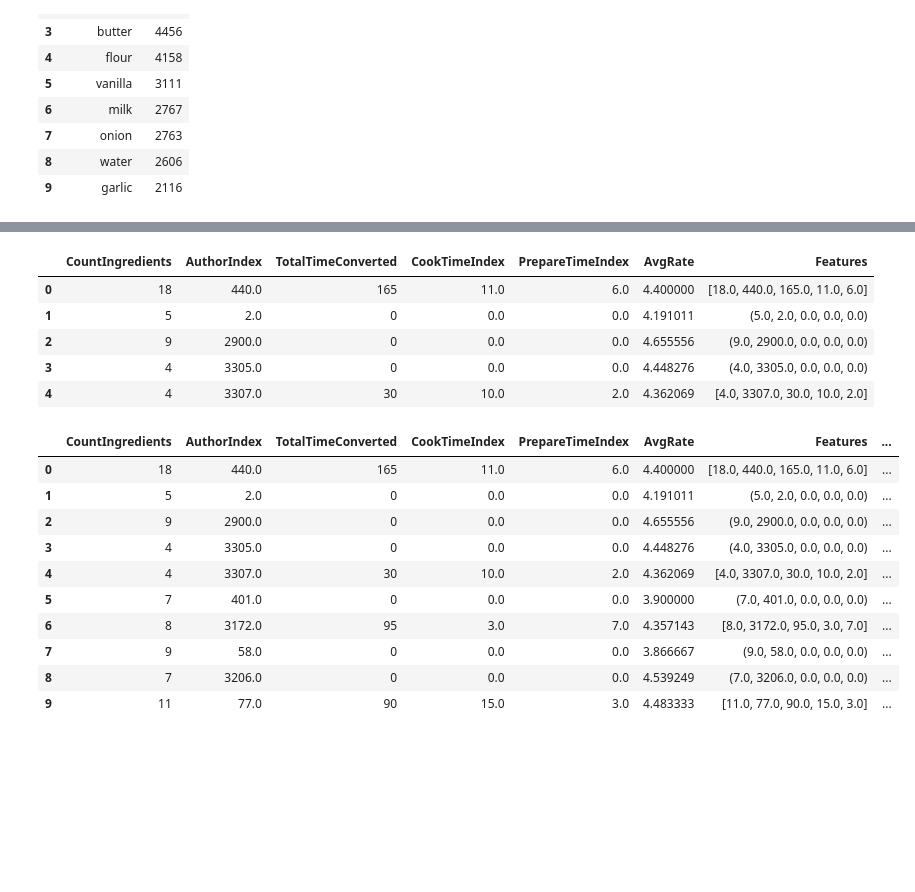
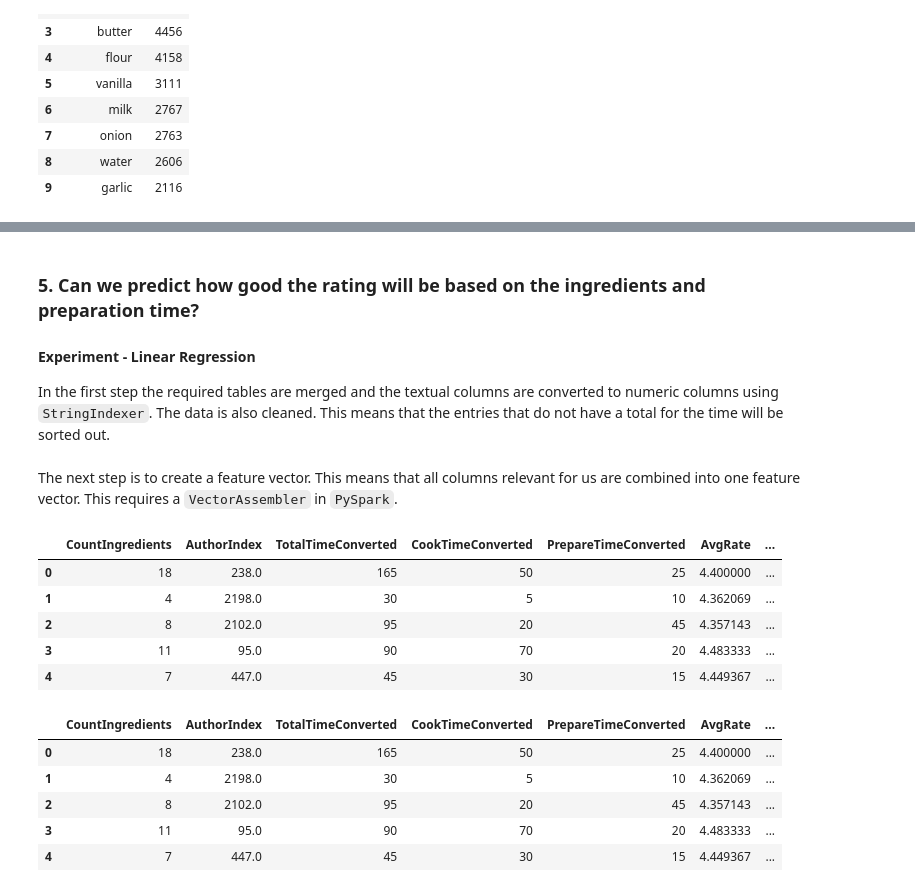
Before and after one commit to PatrikHubster/Recipes, a Jupyter notebook: bdv.ipynb, the cells around one changed output, grey strips where cells are left out. Drawn from its saved outputs; the diff is of its cells as text; code cells hidden in the pictures; blank space fills up the shorter version.

Commit message:
documented our recipes project

```diff
--- a/bdv.ipynb
+++ b/bdv.ipynb
@@ -53,9 +70,20 @@ recipes = spark\
     .withColumnRenamed("Prepare Time", "PrepareTime")\
     .withColumnRenamed("Cook Time", "CookTime")\
     .withColumnRenamed("Total Time", "TotalTime")\
-    .withColumn("TotalTimeConverted", convert_time(col("TotalTime")).cast(IntegerType()))
+    .withColumn("TotalTimeConverted", convert_time(col("TotalTime")).cast(IntegerType()))\
+    .withColumn("CookTimeConverted", convert_time(col("CookTime")).cast(IntegerType()))\
+    .withColumn("PrepareTimeConverted", convert_time(col("PrepareTime")).cast(IntegerType()))
 
 reviews = spark\
     .read\
     .option("delimiter", ",")\
     .csv("./data/clean_reviews.csv", header=True, inferSchema=True)
+
+ingredients = recipes.select(explode(split(col("Ingredients"), ",")).alias("Ingredient"), "RecipeID")
+
+best_recipes = reviews\
+    .groupBy("RecipeID")\
+    .agg(avg("Rate"), count("Rate"))\
+    .withColumnRenamed("avg(Rate)", "AvgRate")\
+    .withColumnRenamed("count(Rate)", "CountRate")\
+    .orderBy("avg(Rate)", ascending=[0])
@@ -82,13 +118,0 @@ reviews.limit(5).toPandas()
-# %%
-ingredients = recipes.select(explode(split(col("Ingredients"), ",")).alias("Ingredient"), "RecipeID")
-best_recipes = reviews\
-    .groupBy("RecipeID")\
-    .agg(mean("Rate"), count("Rate"))\
-    .withColumnRenamed("avg(Rate)", "AvgRate")\
-    .withColumnRenamed("count(Rate)", "CountRate")\
-    .orderBy("avg(Rate)", ascending=[0])
-
-print(f"recipes.count(): {recipes.count()}")
-print(f"reviews.count(): {reviews.count()}")
-print(f"ingredients.count(): {ingredients.count()}")
-print(f"best_recipes.limit(10):"); best_recipes.limit(10).toPandas()
@@ -234,3 +277,9 @@ ten_longest_recipes\
+# %% [markdown]
+### 5. Can we predict how good the rating will be based on the ingredients and preparation time?
+
+#### Experiment - Linear Regression
+
+In the first step the required tables are merged and the textual columns are converted to numeric columns using `StringIndexer`. The data is also cleaned. This means that the entries that do not have a total for the time will be sorted out.
 # %%
 ml_recipes = ingredients\
     .groupBy("RecipeID")\
@@ -238,47 +287,41 @@ ml_recipes = ingredients\
     .withColumnRenamed("count(RecipeId)", "CountIngredients")\
     .join(recipes, on="RecipeID", how="inner")\
     .join(best_recipes, on="RecipeID", how="inner")
-filtered_ml_recipes = ml_recipes # ml_recipes[(ml_recipes.TotalTimeConverted > 0)]
+
+filtered_ml_recipes = ml_recipes[(ml_recipes.TotalTimeConverted > 0)]
+filtered_ml_recipes = filtered_ml_recipes[(filtered_ml_recipes.CookTimeConverted > 0)]
+filtered_ml_recipes = filtered_ml_recipes[(filtered_ml_recipes.PrepareTimeConverted > 0)]
 
 author_indexer = StringIndexer(inputCol="Author", outputCol="AuthorIndex")
 filtered_ml_recipes = author_indexer.fit(filtered_ml_recipes).transform(filtered_ml_recipes)
-
-prepare_indexer = StringIndexer(inputCol="PrepareTime", outputCol="PrepareTimeIndex")
-filtered_ml_recipes = prepare_indexer.fit(filtered_ml_recipes).transform(filtered_ml_recipes)
-
-cook_indexer = StringIndexer(inputCol="CookTime", outputCol="CookTimeIndex")
-filtered_ml_recipes = cook_indexer.fit(filtered_ml_recipes).transform(filtered_ml_recipes)
+# %% [markdown]
+The next step is to create a feature vector. This means that all columns relevant for us are combined into one feature vector. This requires a `VectorAssembler` in `PySpark`.
 # %%
 trimmed_ml_recipes = filtered_ml_recipes[["CountIngredients", "AuthorIndex", "TotalTimeConverted",\
-    "CookTimeIndex", "PrepareTimeIndex", "AvgRate"]]
+    "CookTimeConverted", "PrepareTimeConverted", "AvgRate"]]
 
 assembler = VectorAssembler(inputCols=["CountIngredients", "AuthorIndex", "TotalTimeConverted",\
-   "CookTimeIndex", "PrepareTimeIndex"], outputCol="Features")
+   "CookTimeConverted", "PrepareTimeConverted"], outputCol="Features")
 prepared_ml_recipes = assembler.transform(trimmed_ml_recipes)
 
 prepared_ml_recipes\
     .limit(5)\
     .toPandas()
 # %% [output]
-|  | CountIngredients | AuthorIndex | TotalTimeConverted | CookTimeIndex | PrepareTimeIndex | AvgRate | Features |
-| 0 | 18 | 440.0 | 165 | 11.0 | 6.0 | 4.400000 | [18.0, 440.0, 165.0, 11.0, 6.0] |
-| 1 | 5 | 2.0 | 0 | 0.0 | 0.0 | 4.191011 | (5.0, 2.0, 0.0, 0.0, 0.0) |
-| 2 | 9 | 2900.0 | 0 | 0.0 | 0.0 | 4.655556 | (9.0, 2900.0, 0.0, 0.0, 0.0) |
-| 3 | 4 | 3305.0 | 0 | 0.0 | 0.0 | 4.448276 | (4.0, 3305.0, 0.0, 0.0, 0.0) |
-| 4 | 4 | 3307.0 | 30 | 10.0 | 2.0 | 4.362069 | [4.0, 3307.0, 30.0, 10.0, 2.0] |
+|  | CountIngredients | AuthorIndex | TotalTimeConverted | CookTimeConverted | PrepareTimeConverted | AvgRate | ... |
+| 0 | 18 | 238.0 | 165 | 50 | 25 | 4.400000 | ... |
+| 1 | 4 | 2198.0 | 30 | 5 | 10 | 4.362069 | ... |
+| 2 | 8 | 2102.0 | 95 | 20 | 45 | 4.357143 | ... |
+| 3 | 11 | 95.0 | 90 | 70 | 20 | 4.483333 | ... |
+| 4 | 7 | 447.0 | 45 | 30 | 15 | 4.449367 | ... |
 # %%
 scaler = StandardScaler(inputCol="Features", outputCol="ScaledFeatures")
 prepared_ml_recipes = scaler.fit(prepared_ml_recipes).transform(prepared_ml_recipes)
-prepared_ml_recipes.limit(10).toPandas()
+prepared_ml_recipes.limit(5).toPandas()
 # %% [output]
-|  | CountIngredients | AuthorIndex | TotalTimeConverted | CookTimeIndex | PrepareTimeIndex | AvgRate | Features | ... |
-| 0 | 18 | 440.0 | 165 | 11.0 | 6.0 | 4.400000 | [18.0, 440.0, 165.0, 11.0, 6.0] | ... |
-| 1 | 5 | 2.0 | 0 | 0.0 | 0.0 | 4.191011 | (5.0, 2.0, 0.0, 0.0, 0.0) | ... |
-| 2 | 9 | 2900.0 | 0 | 0.0 | 0.0 | 4.655556 | (9.0, 2900.0, 0.0, 0.0, 0.0) | ... |
-| 3 | 4 | 3305.0 | 0 | 0.0 | 0.0 | 4.448276 | (4.0, 3305.0, 0.0, 0.0, 0.0) | ... |
-| 4 | 4 | 3307.0 | 30 | 10.0 | 2.0 | 4.362069 | [4.0, 3307.0, 30.0, 10.0, 2.0] | ... |
-| 5 | 7 | 401.0 | 0 | 0.0 | 0.0 | 3.900000 | (7.0, 401.0, 0.0, 0.0, 0.0) | ... |
-| 6 | 8 | 3172.0 | 95 | 3.0 | 7.0 | 4.357143 | [8.0, 3172.0, 95.0, 3.0, 7.0] | ... |
-| 7 | 9 | 58.0 | 0 | 0.0 | 0.0 | 3.866667 | (9.0, 58.0, 0.0, 0.0, 0.0) | ... |
-| 8 | 7 | 3206.0 | 0 | 0.0 | 0.0 | 4.539249 | (7.0, 3206.0, 0.0, 0.0, 0.0) | ... |
-| 9 | 11 | 77.0 | 90 | 15.0 | 3.0 | 4.483333 | [11.0, 77.0, 90.0, 15.0, 3.0] | ... |
+|  | CountIngredients | AuthorIndex | TotalTimeConverted | CookTimeConverted | PrepareTimeConverted | AvgRate | ... |
+| 0 | 18 | 238.0 | 165 | 50 | 25 | 4.400000 | ... |
+| 1 | 4 | 2198.0 | 30 | 5 | 10 | 4.362069 | ... |
+| 2 | 8 | 2102.0 | 95 | 20 | 45 | 4.357143 | ... |
+| 3 | 11 | 95.0 | 90 | 70 | 20 | 4.483333 | ... |
+| 4 | 7 | 447.0 | 45 | 30 | 15 | 4.449367 | ... |
```
Also changed, not shown: parts of 40 cells of this notebook.
